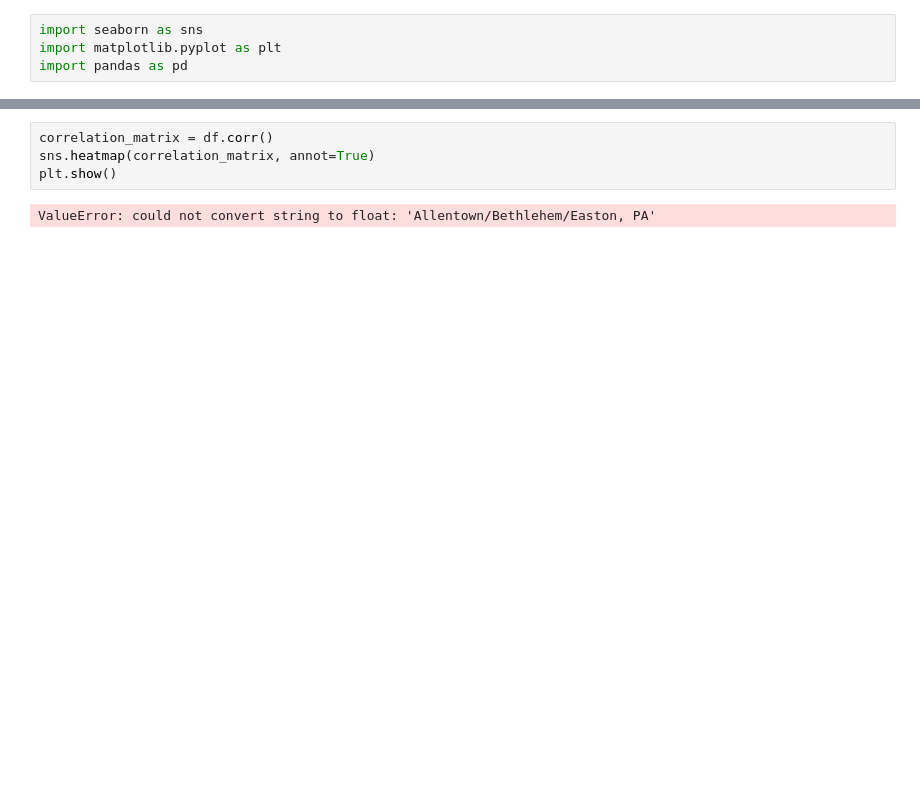
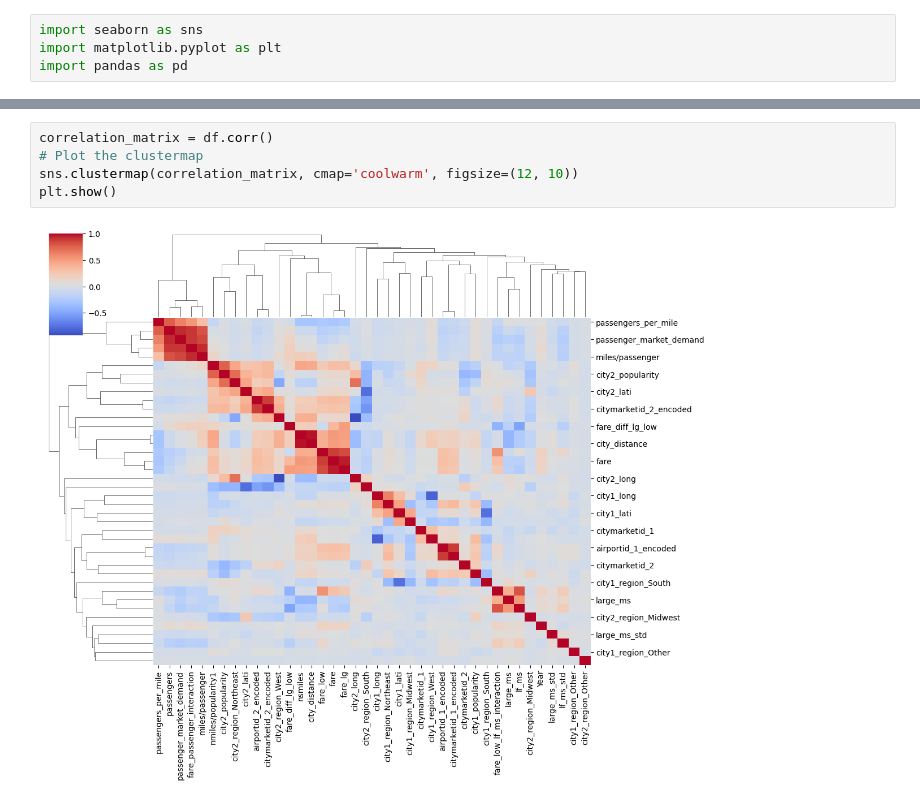
Before and after one commit to ashtonmcox/CDC, a Jupyter notebook: feature_selection.ipynb, the cells around one changed output, grey strips where cells are left out. Cells and saved outputs as stored; diff of their text form; blank space fills up the shorter version.

```diff
--- a/feature_selection.ipynb
+++ b/feature_selection.ipynb
@@ -16,6 +47,7 @@ df.head(5)
 # %%
 correlation_matrix = df.corr()
-sns.heatmap(correlation_matrix, annot=True)
+# Plot the clustermap
+sns.clustermap(correlation_matrix, cmap='coolwarm', figsize=(12, 10))
 plt.show()
 # %% [output]
-ValueError: could not convert string to float: 'Allentown/Bethlehem/Easton, PA'
+[figure, added]
```
Also changed, not shown: parts of 4 cells of this notebook, 2 other files.
